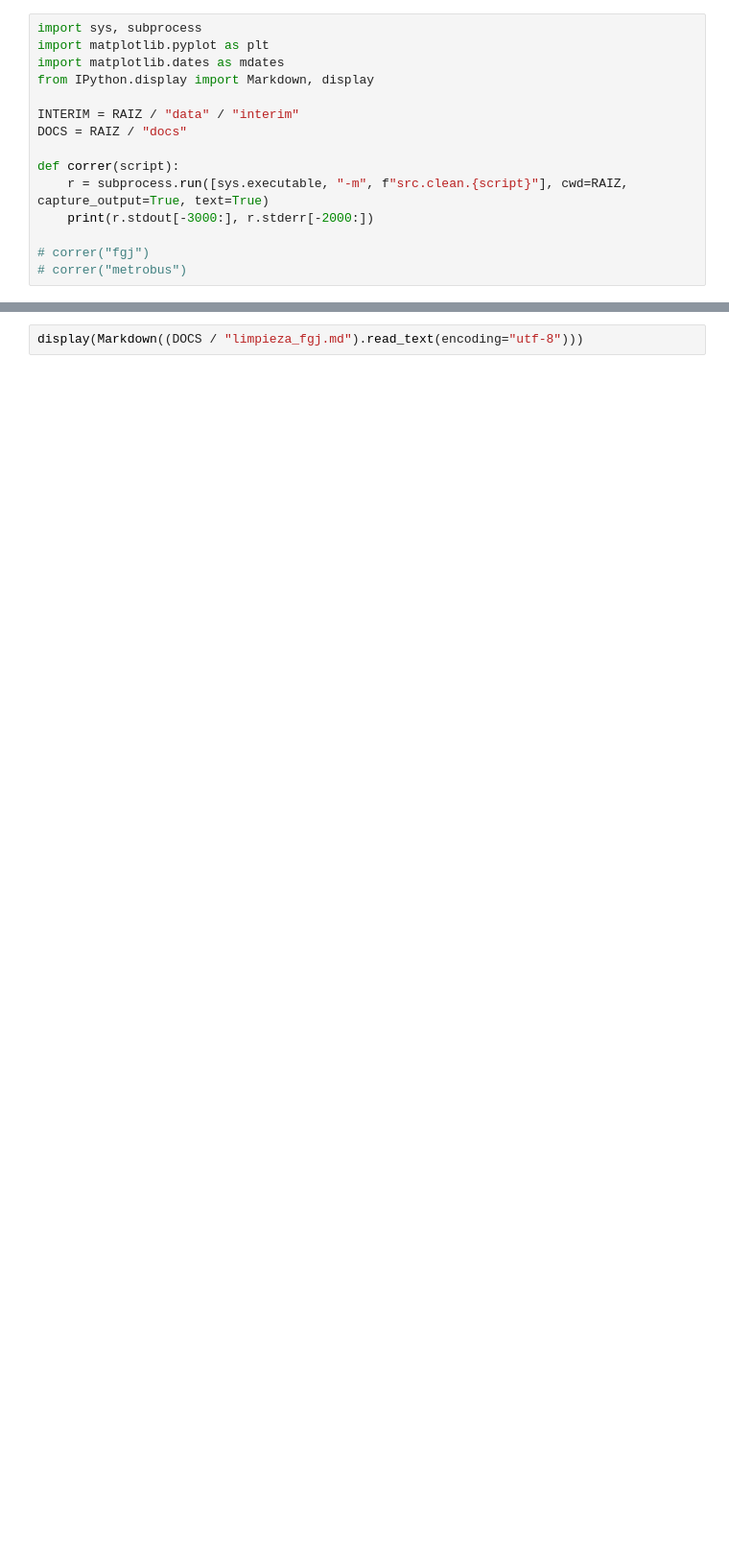
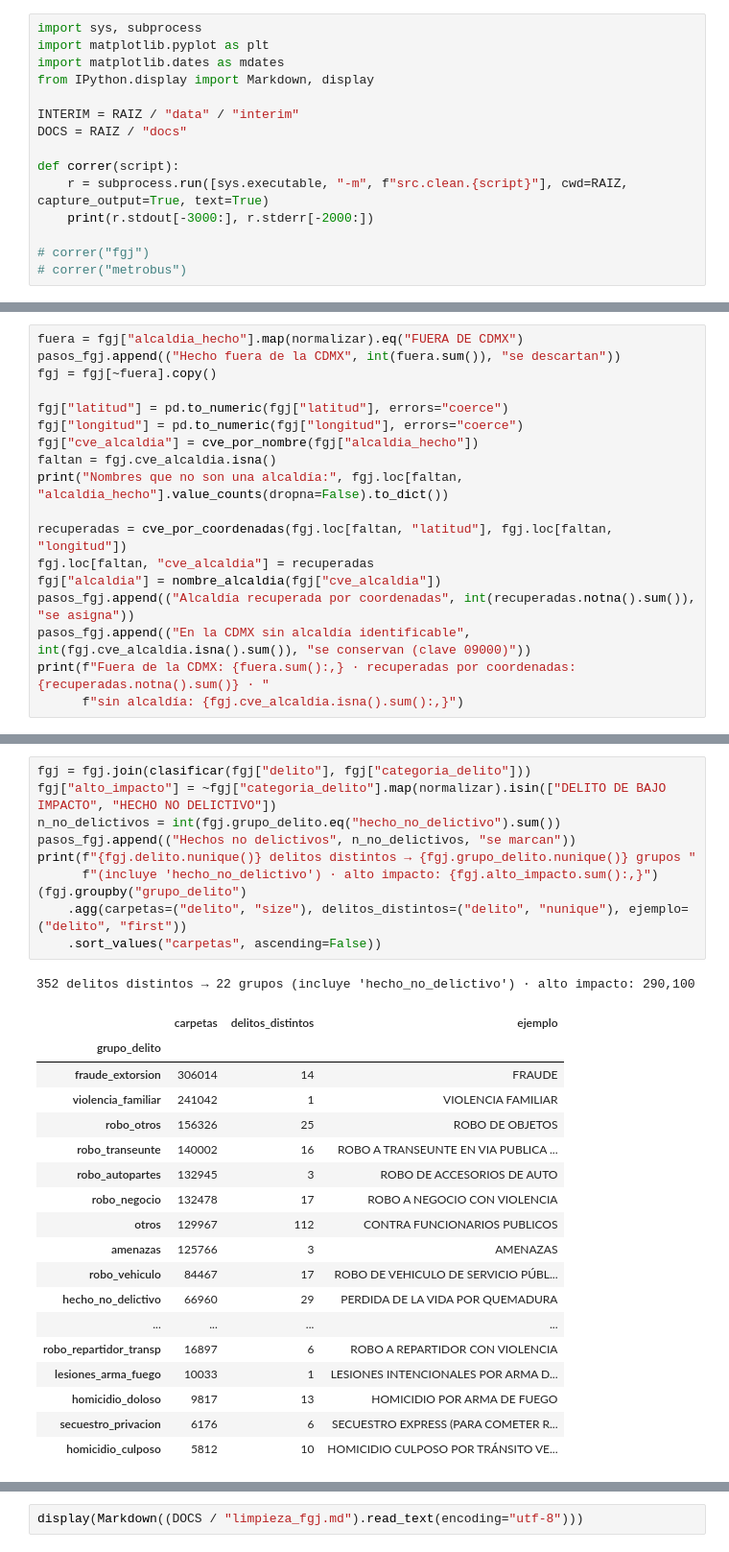
Before and after one commit to Angel788/Analisis-pandemia-covid-19, a Jupyter notebook: notebooks/01_limpieza_datasets.ipynb, the cells around one changed output, grey strips where cells are left out. Shown at 96% size. Drawn from its saved outputs; the diff is of its cells as text; blank space fills up the shorter version.

```diff
--- a/notebooks/01_limpieza_datasets.ipynb
+++ b/notebooks/01_limpieza_datasets.ipynb
@@ -89,0 +239,18 @@ Reporte generado por el script:
+# %%
+fuera = fgj["alcaldia_hecho"].map(normalizar).eq("FUERA DE CDMX")
+pasos_fgj.append(("Hecho fuera de la CDMX", int(fuera.sum()), "se descartan"))
+fgj = fgj[~fuera].copy()
+
+fgj["latitud"] = pd.to_numeric(fgj["latitud"], errors="coerce")
+fgj["longitud"] = pd.to_numeric(fgj["longitud"], errors="coerce")
+fgj["cve_alcaldia"] = cve_por_nombre(fgj["alcaldia_hecho"])
+faltan = fgj.cve_alcaldia.isna()
+print("Nombres que no son una alcaldía:", fgj.loc[faltan, "alcaldia_hecho"].value_counts(dropna=False).to_dict())
+
+recuperadas = cve_por_coordenadas(fgj.loc[faltan, "latitud"], fgj.loc[faltan, "longitud"])
+fgj.loc[faltan, "cve_alcaldia"] = recuperadas
+fgj["alcaldia"] = nombre_alcaldia(fgj["cve_alcaldia"])
+pasos_fgj.append(("Alcaldía recuperada por coordenadas", int(recuperadas.notna().sum()), "se asigna"))
+pasos_fgj.append(("En la CDMX sin alcaldía identificable", int(fgj.cve_alcaldia.isna().sum()), "se conservan (clave 09000)"))
+print(f"Fuera de la CDMX: {fuera.sum():,} · recuperadas por coordenadas: {recuperadas.notna().sum()} · "
+      f"sin alcaldía: {fgj.cve_alcaldia.isna().sum():,}")
@@ -89,0 +270,30 @@ Reporte generado por el script:
+# %%
+fgj = fgj.join(clasificar(fgj["delito"], fgj["categoria_delito"]))
+fgj["alto_impacto"] = ~fgj["categoria_delito"].map(normalizar).isin(["DELITO DE BAJO IMPACTO", "HECHO NO DELICTIVO"])
+n_no_delictivos = int(fgj.grupo_delito.eq("hecho_no_delictivo").sum())
+pasos_fgj.append(("Hechos no delictivos", n_no_delictivos, "se marcan"))
+print(f"{fgj.delito.nunique()} delitos distintos → {fgj.grupo_delito.nunique()} grupos "
+      f"(incluye 'hecho_no_delictivo') · alto impacto: {fgj.alto_impacto.sum():,}")
+(fgj.groupby("grupo_delito")
+    .agg(carpetas=("delito", "size"), delitos_distintos=("delito", "nunique"), ejemplo=("delito", "first"))
+    .sort_values("carpetas", ascending=False))
+# %% [output]
+352 delitos distintos → 22 grupos (incluye 'hecho_no_delictivo') · alto impacto: 290,100
+|  | carpetas | delitos_distintos | ejemplo |
+| grupo_delito |  |  |  |
+| fraude_extorsion | 306014 | 14 | FRAUDE |
+| violencia_familiar | 241042 | 1 | VIOLENCIA FAMILIAR |
+| robo_otros | 156326 | 25 | ROBO DE OBJETOS |
+| robo_transeunte | 140002 | 16 | ROBO A TRANSEUNTE EN VIA PUBLICA ... |
+| robo_autopartes | 132945 | 3 | ROBO DE ACCESORIOS DE AUTO |
+| robo_negocio | 132478 | 17 | ROBO A NEGOCIO CON VIOLENCIA |
+| otros | 129967 | 112 | CONTRA FUNCIONARIOS PUBLICOS |
+| amenazas | 125766 | 3 | AMENAZAS |
+| robo_vehiculo | 84467 | 17 | ROBO DE VEHICULO DE SERVICIO PÚBL... |
+| hecho_no_delictivo | 66960 | 29 | PERDIDA DE LA VIDA POR QUEMADURA |
+| ... | ... | ... | ... |
+| robo_repartidor_transp | 16897 | 6 | ROBO A REPARTIDOR CON VIOLENCIA |
+| lesiones_arma_fuego | 10033 | 1 | LESIONES INTENCIONALES POR ARMA D... |
+| homicidio_doloso | 9817 | 13 | HOMICIDIO POR ARMA DE FUEGO |
+| secuestro_privacion | 6176 | 6 | SECUESTRO EXPRESS (PARA COMETER R... |
+| homicidio_culposo | 5812 | 10 | HOMICIDIO CULPOSO POR TRÁNSITO VE... |
```
Also changed, not shown: parts of 66 cells of this notebook, 13 other files.
